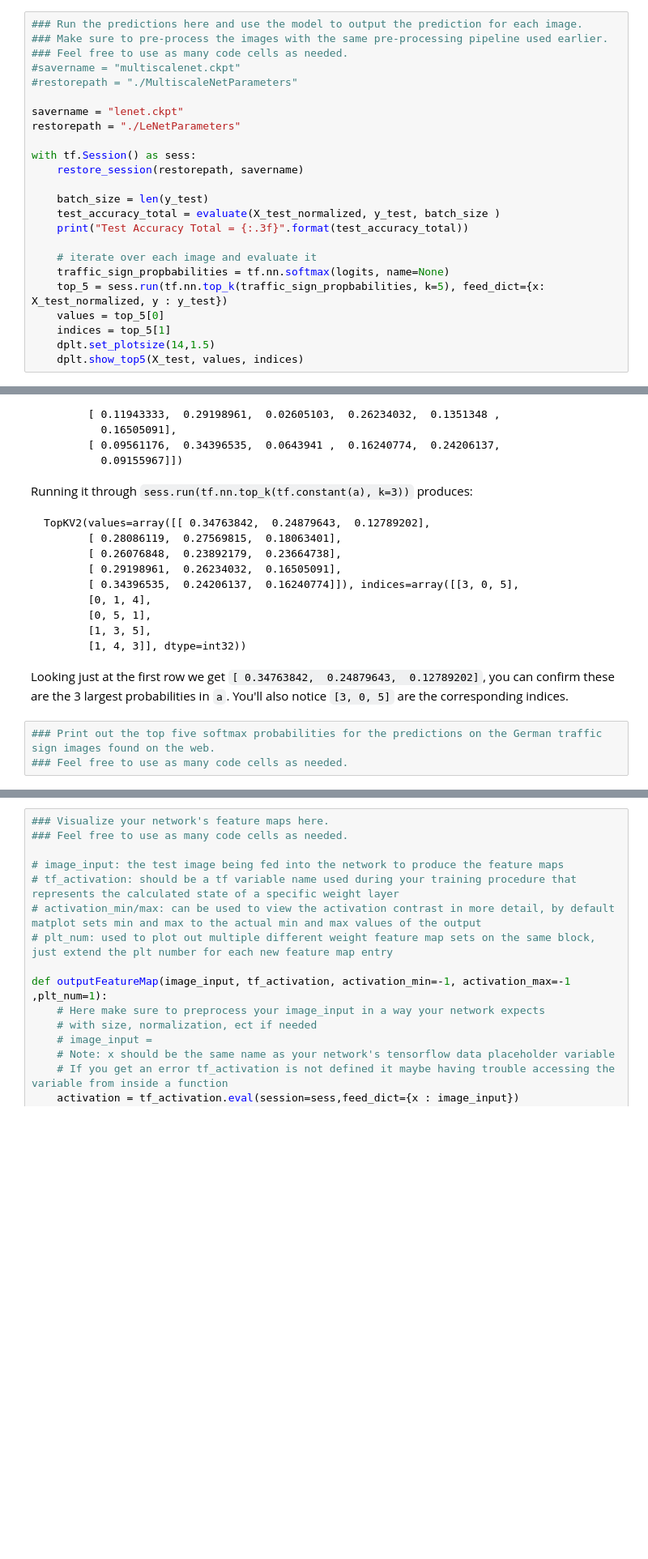
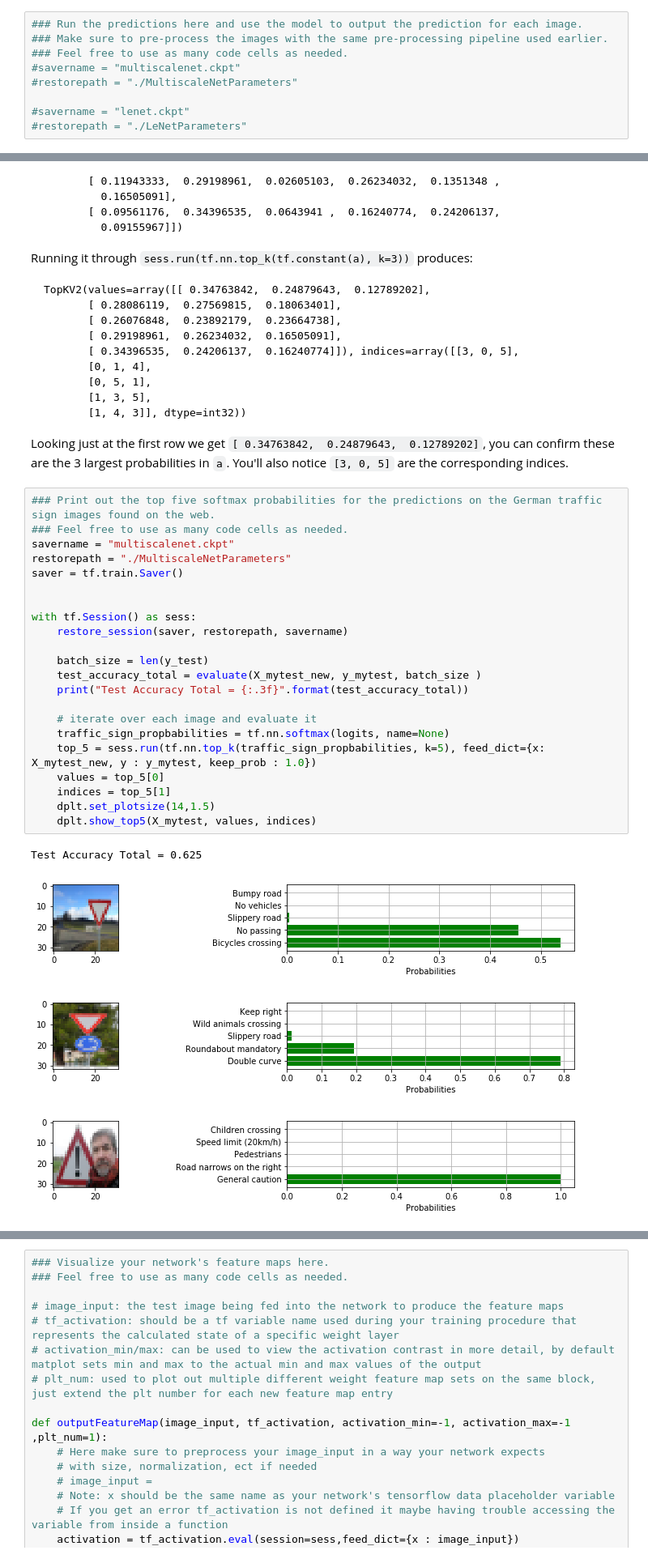
Before and after one commit to rudi77/sdc, a Jupyter notebook: project2/Traffic_Sign_Classifier.ipynb, the cells around one changed output, grey strips where cells are left out. Shown at 81% size. Saved outputs shown, nothing was run; the diff lists cells and outputs as text; blank space fills up the shorter version.

````diff
--- a/project2/Traffic_Sign_Classifier.ipynb
+++ b/project2/Traffic_Sign_Classifier.ipynb
@@ -566,23 +589,8 @@ X_test_normalized = [da.normalize(image) for image in X_test_gray]
 #savername = "multiscalenet.ckpt"
 #restorepath = "./MultiscaleNetParameters"
 
-savername = "lenet.ckpt"
-restorepath = "./LeNetParameters"
-
-with tf.Session() as sess:
-    restore_session(restorepath, savername)
-
-    batch_size = len(y_test)
-    test_accuracy_total = evaluate(X_test_normalized, y_test, batch_size )
-    print("Test Accuracy Total = {:.3f}".format(test_accuracy_total))
-
-    # iterate over each image and evaluate it
-    traffic_sign_propbabilities = tf.nn.softmax(logits, name=None)
-    top_5 = sess.run(tf.nn.top_k(traffic_sign_propbabilities, k=5), feed_dict={x: X_test_normalized, y : y_test})
-    values = top_5[0]
-    indices = top_5[1]
-    dplt.set_plotsize(14,1.5)
-    dplt.show_top5(X_test, values, indices)
+#savername = "lenet.ckpt"
+#restorepath = "./LeNetParameters"
 # %% [markdown]
 ### Analyze Performance
 # %%
@@ -628,6 +636,30 @@ TopKV2(values=array([[ 0.34763842,  0.24879643,  0.12789202],
 ```
 
 Looking just at the first row we get `[ 0.34763842,  0.24879643,  0.12789202]`, you can confirm these are the 3 largest probabilities in `a`. You'll also notice `[3, 0, 5]` are the corresponding indices.
-# %%
-### Print out the top five softmax probabilities for the predictions on the German traffic sign images found on the web.
-### Feel free to use as many code cells as needed.
+# %%
+### Print out the top five softmax probabilities for the predictions on the German traffic sign images found on the web.
+### Feel free to use as many code cells as needed.
+savername = "multiscalenet.ckpt"
+restorepath = "./MultiscaleNetParameters"
+saver = tf.train.Saver()
+
+
+with tf.Session() as sess:
+    restore_session(saver, restorepath, savername)
+
+    batch_size = len(y_test)
+    test_accuracy_total = evaluate(X_mytest_new, y_mytest, batch_size )
+    print("Test Accuracy Total = {:.3f}".format(test_accuracy_total))
+
+    # iterate over each image and evaluate it
+    traffic_sign_propbabilities = tf.nn.softmax(logits, name=None)
+    top_5 = sess.run(tf.nn.top_k(traffic_sign_propbabilities, k=5), feed_dict={x: X_mytest_new, y : y_mytest, keep_prob : 1.0})
+    values = top_5[0]
+    indices = top_5[1]
+    dplt.set_plotsize(14,1.5)
+    dplt.show_top5(X_mytest, values, indices)
+# %% [output]
+Test Accuracy Total = 0.625
+[figure, added]
+[figure, added]
+[figure, added]
````
Also changed, not shown: parts of 13 cells of this notebook, 9 other files.
